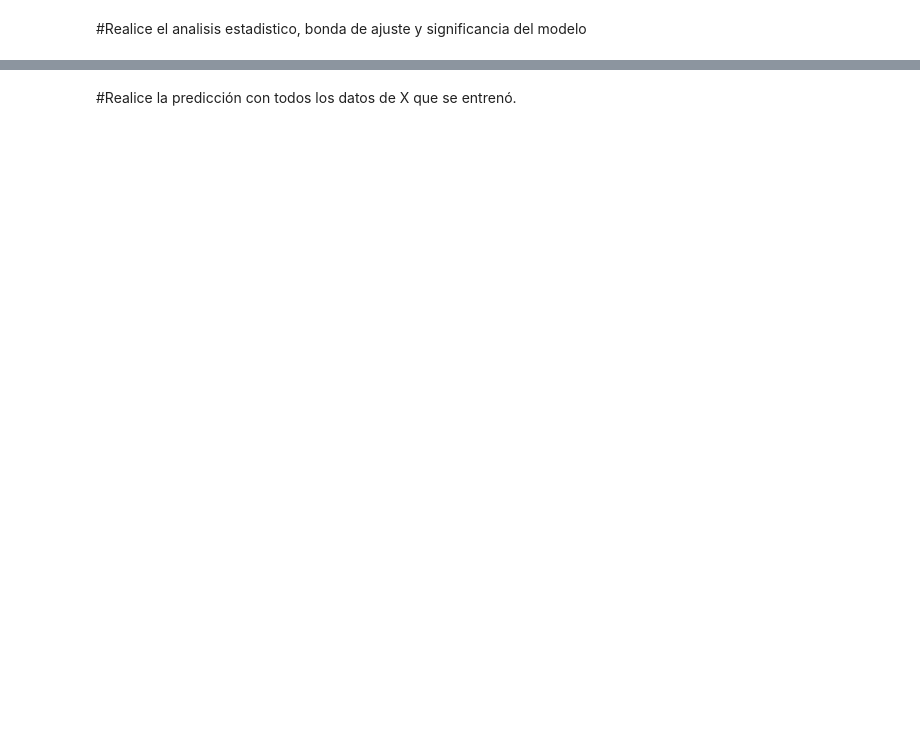
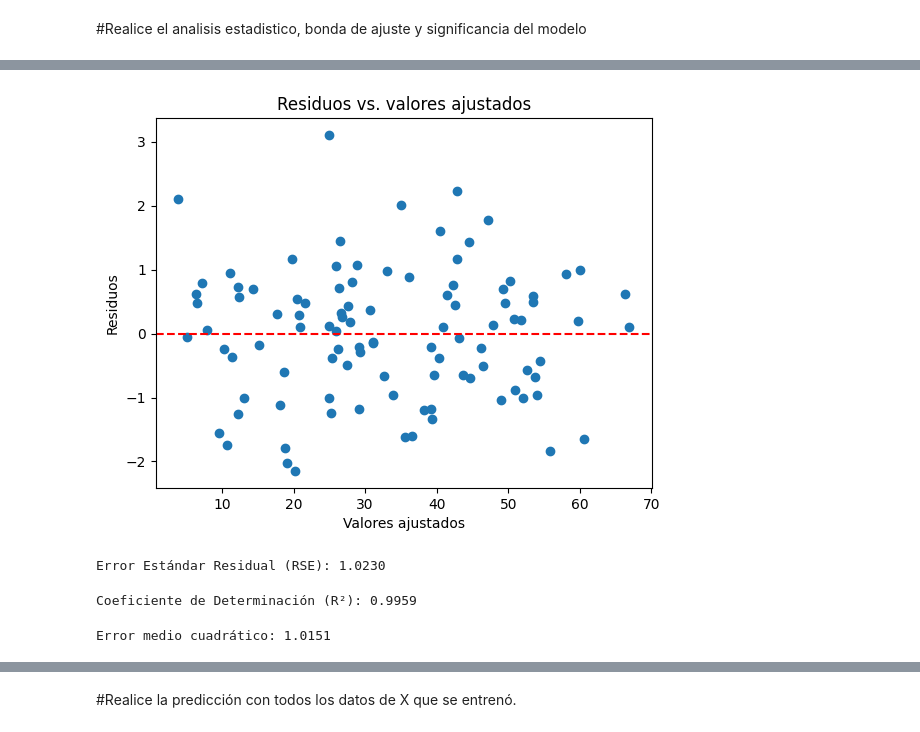
Before and after one commit to wilszon/Clase-Inteligencia-Artificial, a Jupyter notebook: Fundamento_Cuaderno_13A_Introducción_a_Regresión_lineal.ipynb, the cells around one changed output, grey strips where cells are left out. Saved outputs shown, nothing was run; the diff lists cells and outputs as text; code cells hidden in the pictures; blank space fills up the shorter version.

```diff
--- a/Fundamento_Cuaderno_13A_Introducción_a_Regresión_lineal.ipynb
+++ b/Fundamento_Cuaderno_13A_Introducción_a_Regresión_lineal.ipynb
@@ -480,0 +659,36 @@ fig.show()
+# %%
+# Gráfico de residuos vs. valores ajustados
+fitted_vals = model.fittedvalues
+plt.scatter(fitted_vals, residuals)
+plt.axhline(0, color='red', linestyle='--')
+plt.xlabel("Valores ajustados")
+plt.ylabel("Residuos")
+plt.title("Residuos vs. valores ajustados")
+plt.show()
+# %% [output]
+[figure, added]
+# %%
+# Error Estándar Residual (RSE)
+n = len(y)
+p = X.shape[1] - 1  # número de predictores
+RSS = np.sum(residuals ** 2)
+RSE = np.sqrt(RSS / (n - p - 1))
+print(f"Error Estándar Residual (RSE): {RSE:.4f}")
+# %% [output]
+Error Estándar Residual (RSE): 1.0230
+# %%
+# Cálculo manual de R²
+y_mean = np.mean(y)
+TSS = np.sum((y - y_mean) ** 2)
+R_squared = 1 - RSS / TSS
+print(f"Coeficiente de Determinación (R²): {R_squared:.4f}")
+# %% [output]
+Coeficiente de Determinación (R²): 0.9959
+# %%
+# Cálculo manual de Error medio cuadrático con los dato de entrenamiento X y y
+y_pred = model.predict(X)
+n = len(y)
+MSE = (1/n)*(np.sum((y - y_pred) ** 2))
+print(f"Error medio cuadrático: {MSE:.4f}")
+# %% [output]
+Error medio cuadrático: 1.0151
```
Also changed, not shown: parts of 26 cells of this notebook.
